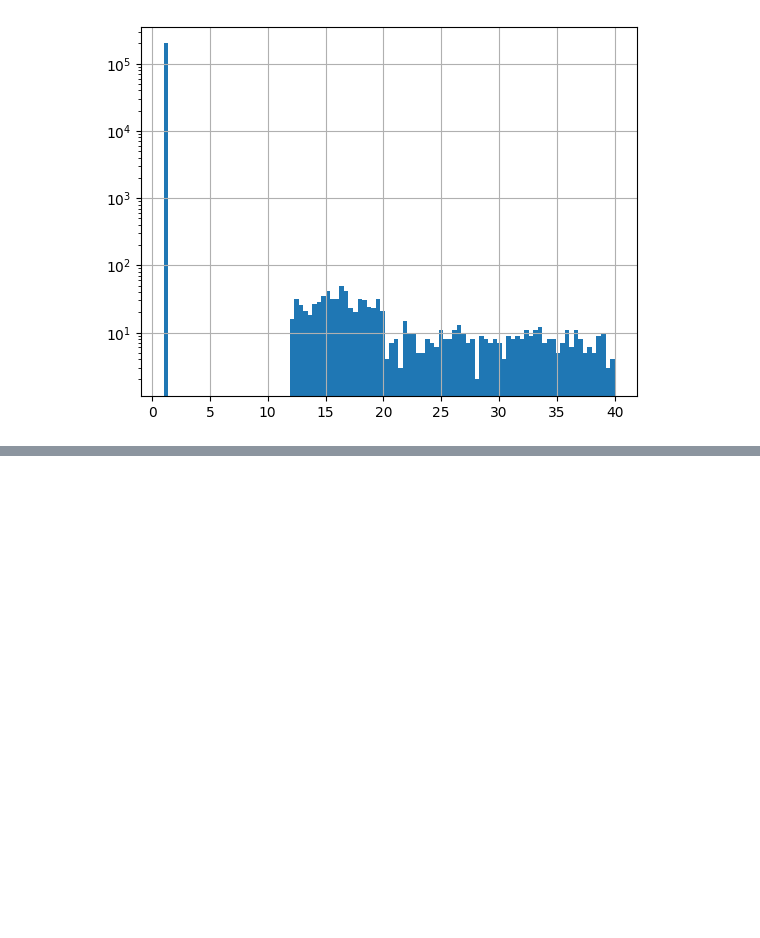
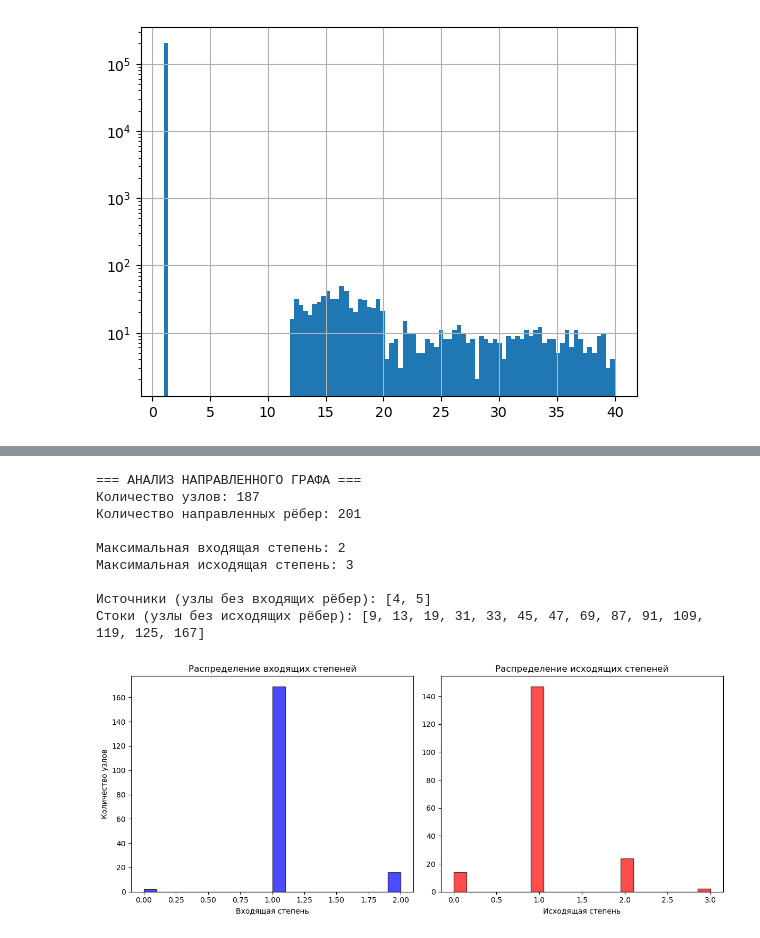
Before and after one commit to LabADTHeatNet/HNN, a Jupyter notebook: analyse_data.ipynb, the cells around one changed output, grey strips where cells are left out. Cells and saved outputs as stored; diff of their text form; code cells hidden in the pictures; blank space fills up the shorter version.

```diff
--- a/analyse_data.ipynb
+++ b/analyse_data.ipynb
@@ -94,0 +422,45 @@ combined_edges['moded'].hist(bins=100, log=True)
+# %%
+# Анализ характеристик направленного графа
+print("=== АНАЛИЗ НАПРАВЛЕННОГО ГРАФА ===")
+print(f"Количество узлов: {G.number_of_nodes()}")
+print(f"Количество направленных рёбер: {G.number_of_edges()}")
+
+# Анализ степени узлов
+in_degrees = dict(G.in_degree())
+out_degrees = dict(G.out_degree())
+
+print(f"\nМаксимальная входящая степень: {max(in_degrees.values())}")
+print(f"Максимальная исходящая степень: {max(out_degrees.values())}")
+
+# Поиск источников и стоков
+sources = [node for node in G.nodes() if G.in_degree(node) == 0]
+sinks = [node for node in G.nodes() if G.out_degree(node) == 0]
+
+print(f"\nИсточники (узлы без входящих рёбер): {sources}")
+print(f"Стоки (узлы без исходящих рёбер): {sinks}")
+
+# Визуализация распределения степеней
+fig, (ax1, ax2) = plt.subplots(1, 2, figsize=(12, 5))
+
+ax1.hist(list(in_degrees.values()), bins=20, alpha=0.7, color='blue', edgecolor='black')
+ax1.set_title('Распределение входящих степеней')
+ax1.set_xlabel('Входящая степень')
+ax1.set_ylabel('Количество узлов')
+
+ax2.hist(list(out_degrees.values()), bins=20, alpha=0.7, color='red', edgecolor='black')
+ax2.set_title('Распределение исходящих степеней')
+ax2.set_xlabel('Исходящая степень')
+
+plt.tight_layout()
+plt.show()
+# %% [output]
+=== АНАЛИЗ НАПРАВЛЕННОГО ГРАФА ===
+Количество узлов: 187
+Количество направленных рёбер: 201
+
+Максимальная входящая степень: 2
+Максимальная исходящая степень: 3
+
+Источники (узлы без входящих рёбер): [4, 5]
+Стоки (узлы без исходящих рёбер): [9, 13, 19, 31, 33, 45, 47, 69, 87, 91, 109, 119, 125, 167]
+[figure, added]
```
Also changed, not shown: parts of 29 cells of this notebook, 6 other files.
